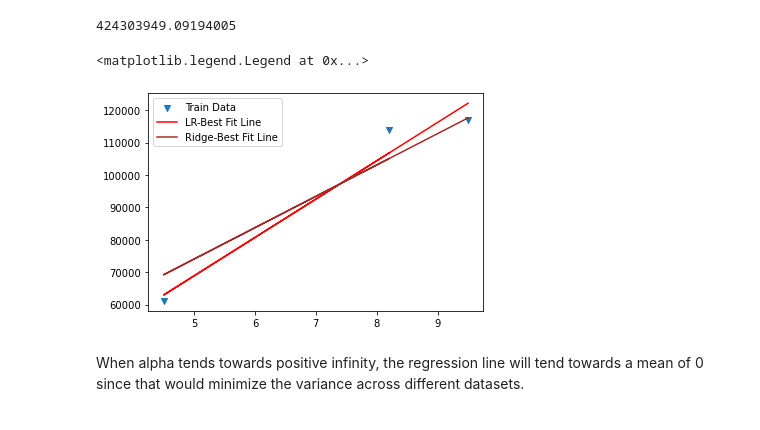
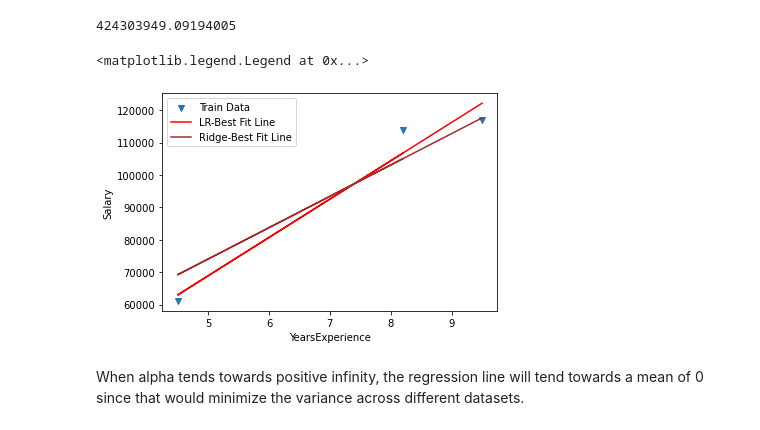
Before and after one commit to sebastianbirk/datascience-bootcamp, a Jupyter notebook: content/05_supervised_machine_learning/Day_1_Lecture Notes PART1 & PART2.ipynb, the cells around one changed output. Cells and saved outputs as stored; diff of their text form; code cells hidden in the pictures.

```diff
--- a/content/05_supervised_machine_learning/Day_1_Lecture Notes PART1 & PART2.ipynb
+++ b/content/05_supervised_machine_learning/Day_1_Lecture Notes PART1 & PART2.ipynb
@@ -381,11 +390,13 @@ print(Cost)
 # %%
 plt.scatter(X_train, y_train, marker = 'v', label="Train Data")
 plt.plot(X_train, y_train_pred, c='red', label="LR-Best Fit Line", linestyle = '-' )
 plt.plot(X_train, y_train_pred_ridge, c='brown', label="Ridge-Best Fit Line", linestyle = '-' )
+plt.xlabel('YearsExperience')
+plt.ylabel('Salary')
 plt.legend()
 # %% [output]
 <matplotlib.legend.Legend at 0x...>
-[figure, old version]
+[figure, new version]
 # %% [markdown]
 When alpha tends towards positive infinity, the regression line will tend towards a mean of 0 since that would minimize the variance across different datasets.
 # %%
```
Also changed, not shown: parts of 7 cells of this notebook.
